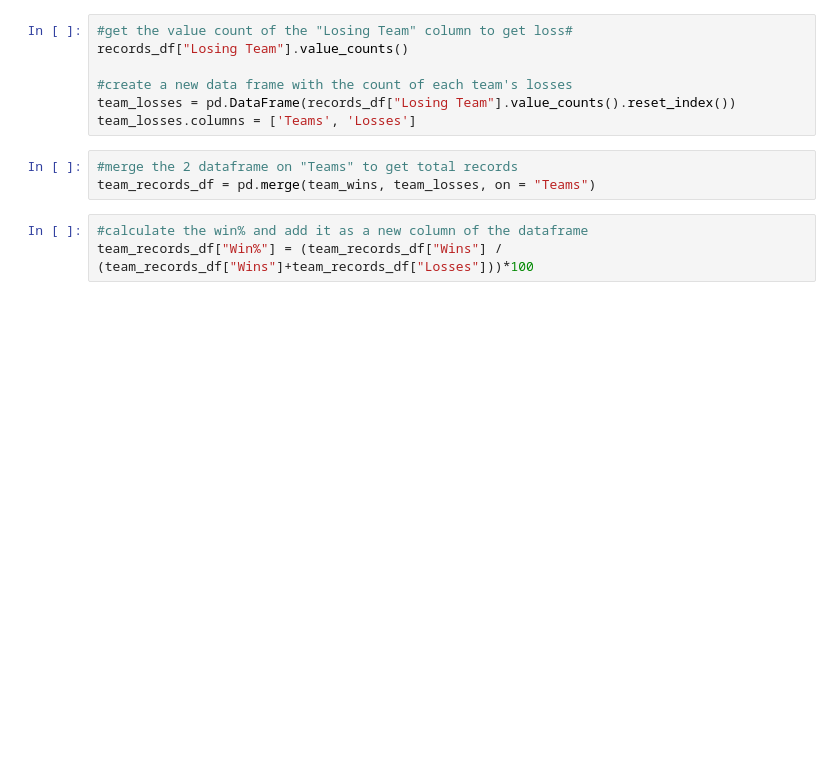
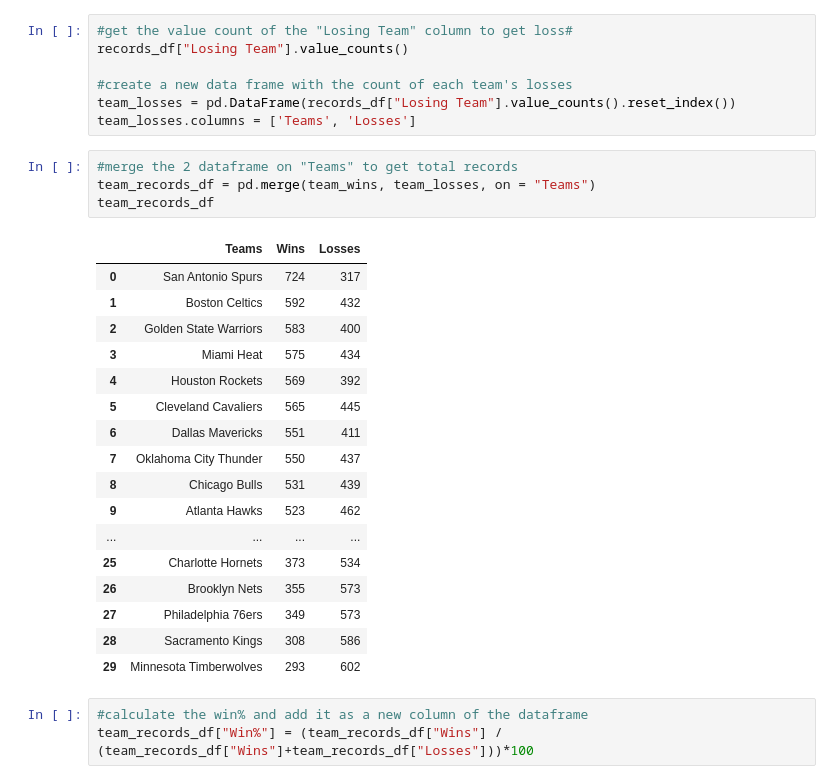
Before and after one commit to Iudina/WarriorsVsTeamKobe, a Jupyter notebook: Untitled.ipynb, the cells around one changed output. Cells and saved outputs as stored; diff of their text form; blank space fills up the shorter version.

```diff
--- a/Untitled.ipynb
+++ b/Untitled.ipynb
@@ -39,6 +39,25 @@ team_losses.columns = ['Teams', 'Losses']
 # %%
 #merge the 2 dataframe on "Teams" to get total records
 team_records_df = pd.merge(team_wins, team_losses, on = "Teams")
+team_records_df
+# %% [output]
+|  | Teams | Wins | Losses |
+| 0 | San Antonio Spurs | 724 | 317 |
+| 1 | Boston Celtics | 592 | 432 |
+| 2 | Golden State Warriors | 583 | 400 |
+| 3 | Miami Heat | 575 | 434 |
+| 4 | Houston Rockets | 569 | 392 |
+| 5 | Cleveland Cavaliers | 565 | 445 |
+| 6 | Dallas Mavericks | 551 | 411 |
+| 7 | Oklahoma City Thunder | 550 | 437 |
+| 8 | Chicago Bulls | 531 | 439 |
+| 9 | Atlanta Hawks | 523 | 462 |
+| ... | ... | ... | ... |
+| 25 | Charlotte Hornets | 373 | 534 |
+| 26 | Brooklyn Nets | 355 | 573 |
+| 27 | Philadelphia 76ers | 349 | 573 |
+| 28 | Sacramento Kings | 308 | 586 |
+| 29 | Minnesota Timberwolves | 293 | 602 |
 # %%
 #calculate the win% and add it as a new column of the dataframe
 team_records_df["Win%"] = (team_records_df["Wins"] / (team_records_df["Wins"]+team_records_df["Losses"]))*100
```
Also changed, not shown: parts of 1 cell of this notebook.
